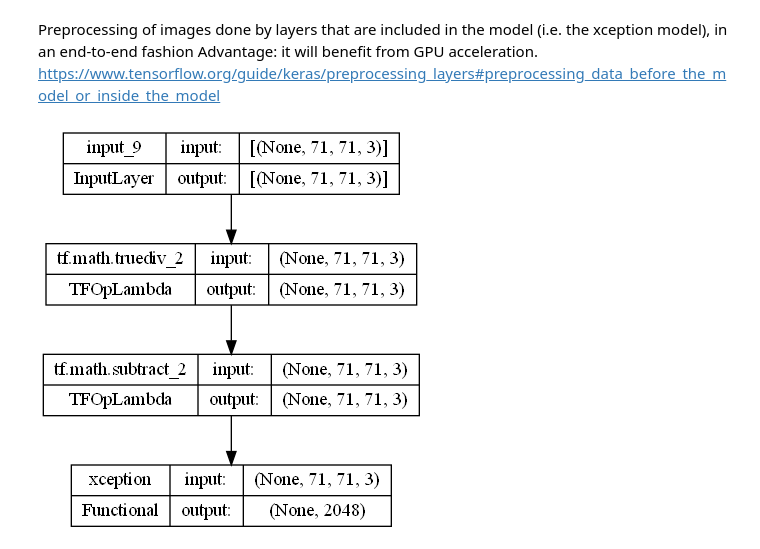
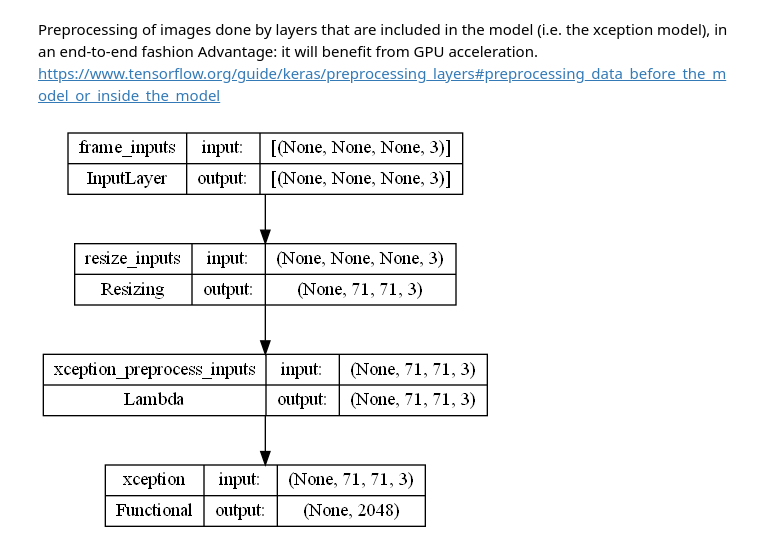
Before and after one commit to n30tri8/hierarchical-lstm-activity-recognition, a Jupyter notebook: notebooks/main.ipynb, the cells around one changed output. Cells and saved outputs as stored; diff of their text form; code cells hidden in the pictures.

```diff
--- a/notebooks/main.ipynb
+++ b/notebooks/main.ipynb
@@ -130,17 +141,20 @@ Preprocessing of images done by layers that are included in the model (i.e. the
 Advantage: it will benefit from GPU acceleration.
 https://www.tensorflow.org/guide/keras/preprocessing_layers#preprocessing_data_before_the_model_or_inside_the_model
 # %%
-frame_inputs = tf.keras.Input(shape=(71, 71, 3))
-# frame_inputs = tf.keras.Input(shape=(None, None, 3))
-# preprocessed_inputs = tf.keras.layers.Resizing(XCEPTION_resize_height, XCEPTION_resize_width)(frame_inputs)
-# preprocessed_inputs = tf.keras.applications.xception.preprocess_input(preprocessed_inputs)
-preprocessed_inputs = tf.keras.applications.xception.preprocess_input(frame_inputs)
-xception_model = tf.keras.applications.Xception(weights='imagenet', input_shape=preprocessed_inputs.shape[1:], include_top=False, pooling='avg')
+preprocess_and_xception = tf.keras.Sequential(name='preprocess_and_xception')
+
+preprocess_and_xception.add(tf.keras.Input(shape=(None, None, 3), name='frame_inputs'))
+preprocess_and_xception.add(
+    tf.keras.layers.Resizing(XCEPTION_resize_height, XCEPTION_resize_width, name='resize_inputs'))
+preprocess_and_xception.add(
+    tf.keras.layers.Lambda(tf.keras.applications.xception.preprocess_input, name='xception_preprocess_inputs'))
+xception_model = tf.keras.applications.Xception(weights='imagenet',
+                                                input_shape=(XCEPTION_resize_height, XCEPTION_resize_width, 3),
+                                                include_top=False, pooling='avg')
 xception_model.trainable = False
-xception_features = xception_model(preprocessed_inputs, training=False)
-preprocess_and_xception = tf.keras.Model(inputs=frame_inputs, outputs=xception_features, name="preprocess_and_xception")
+preprocess_and_xception.add(xception_model)
 
-# tf.keras.utils.plot_model(preprocess_and_xception, "preprocess_and_xception.png", show_shapes=True)
+tf.keras.utils.plot_model(preprocess_and_xception, "preprocess_and_xception.png", show_shapes=True)
 # %% [output]
-[figure, old version]
+[figure, new version]
 # %%
```
Also changed, not shown: parts of 13 cells of this notebook.
